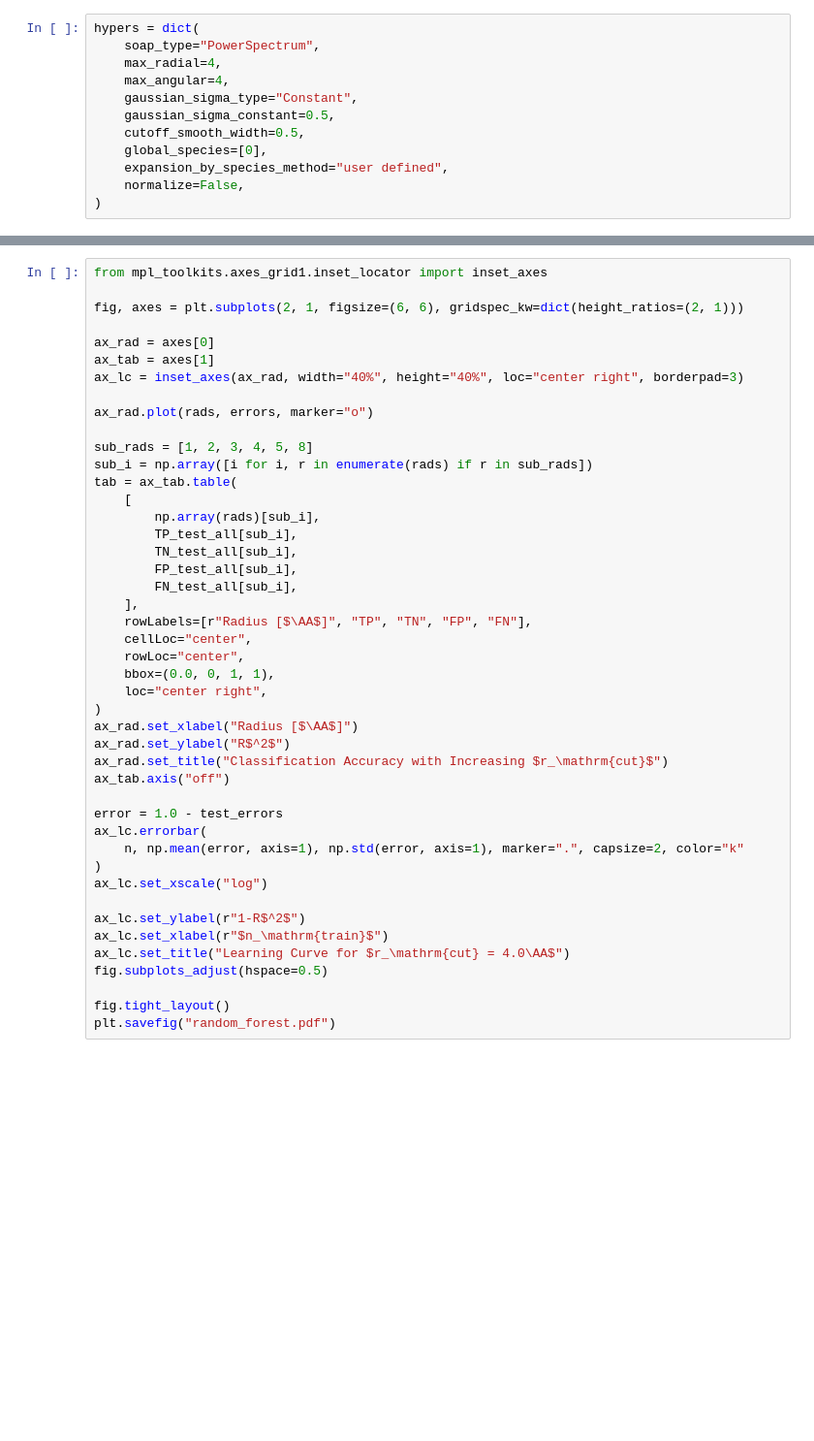
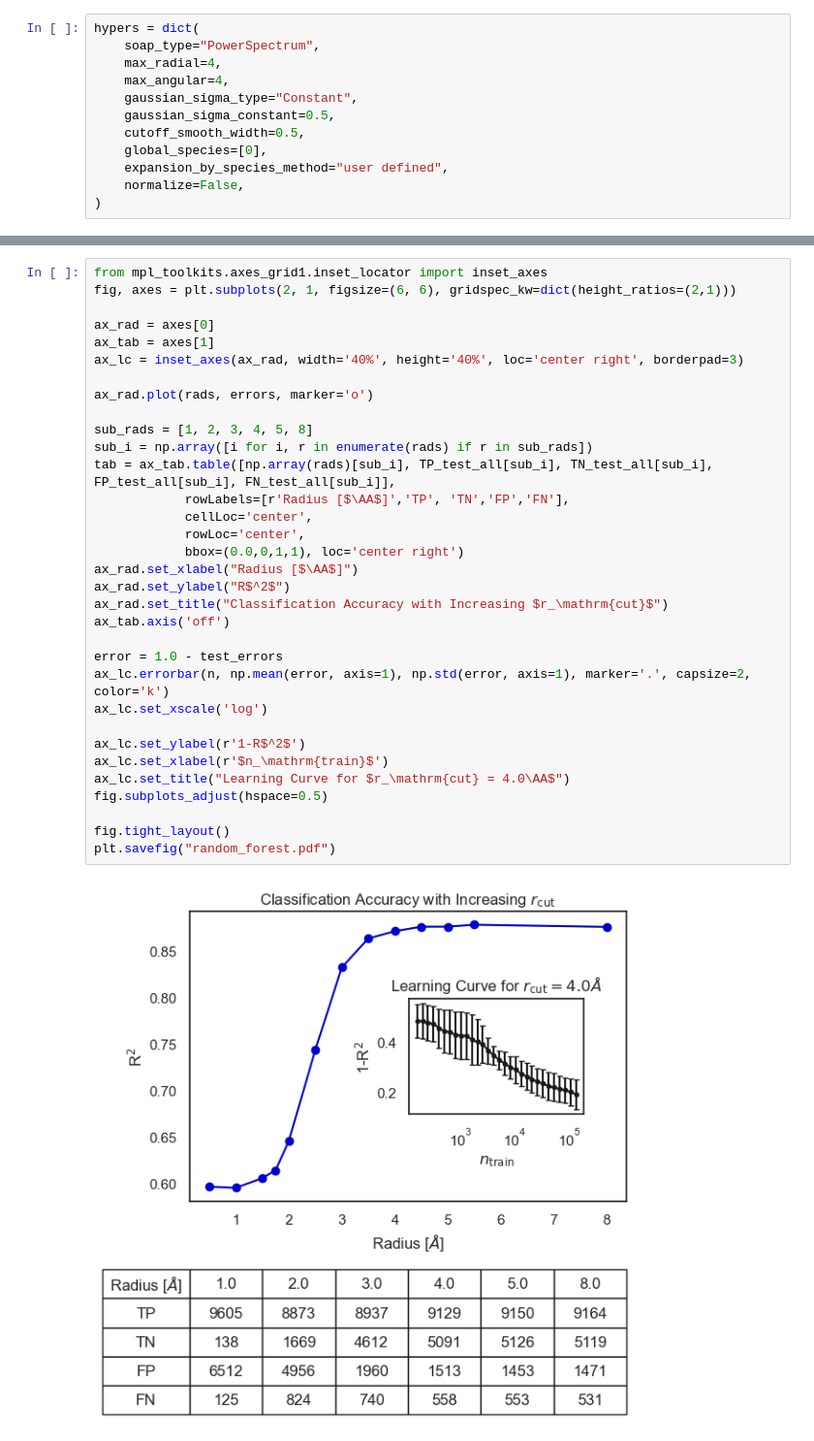
Before and after one commit to epfl-theos/r4-project, a Jupyter notebook: src/4.Classification_RF_species-invariant.ipynb, the cells around one changed output, grey strips where cells are left out. Shown: that part at 97% size. Drawn from its saved outputs; the diff is of its cells as text; blank space fills up the shorter version.

```diff
--- a/src/4.Classification_RF_species-invariant.ipynb
+++ b/src/4.Classification_RF_species-invariant.ipynb
@@ -206,45 +205,35 @@ prob = clf.predict_proba(X)
 # %%
 from mpl_toolkits.axes_grid1.inset_locator import inset_axes
-
-fig, axes = plt.subplots(2, 1, figsize=(6, 6), gridspec_kw=dict(height_ratios=(2, 1)))
+fig, axes = plt.subplots(2, 1, figsize=(6, 6), gridspec_kw=dict(height_ratios=(2,1)))
 
 ax_rad = axes[0]
 ax_tab = axes[1]
-ax_lc = inset_axes(ax_rad, width="40%", height="40%", loc="center right", borderpad=3)
+ax_lc = inset_axes(ax_rad, width='40%', height='40%', loc='center right', borderpad=3)
 
-ax_rad.plot(rads, errors, marker="o")
+ax_rad.plot(rads, errors, marker='o')
 
 sub_rads = [1, 2, 3, 4, 5, 8]
 sub_i = np.array([i for i, r in enumerate(rads) if r in sub_rads])
-tab = ax_tab.table(
-    [
-        np.array(rads)[sub_i],
-        TP_test_all[sub_i],
-        TN_test_all[sub_i],
-        FP_test_all[sub_i],
-        FN_test_all[sub_i],
-    ],
-    rowLabels=[r"Radius [$\AA$]", "TP", "TN", "FP", "FN"],
-    cellLoc="center",
-    rowLoc="center",
-    bbox=(0.0, 0, 1, 1),
-    loc="center right",
-)
+tab = ax_tab.table([np.array(rads)[sub_i], TP_test_all[sub_i], TN_test_all[sub_i], FP_test_all[sub_i], FN_test_all[sub_i]],
+            rowLabels=[r'Radius [$\AA$]','TP', 'TN','FP','FN'],
+            cellLoc='center',
+            rowLoc='center',
+            bbox=(0.0,0,1,1), loc='center right')
 ax_rad.set_xlabel("Radius [$\AA$]")
 ax_rad.set_ylabel("R$^2$")
 ax_rad.set_title("Classification Accuracy with Increasing $r_\mathrm{cut}$")
-ax_tab.axis("off")
+ax_tab.axis('off')
 
 error = 1.0 - test_errors
-ax_lc.errorbar(
-    n, np.mean(error, axis=1), np.std(error, axis=1), marker=".", capsize=2, color="k"
-)
-ax_lc.set_xscale("log")
+ax_lc.errorbar(n, np.mean(error, axis=1), np.std(error, axis=1), marker='.', capsize=2, color='k')
+ax_lc.set_xscale('log')
 
-ax_lc.set_ylabel(r"1-R$^2$")
-ax_lc.set_xlabel(r"$n_\mathrm{train}$")
+ax_lc.set_ylabel(r'1-R$^2$')
+ax_lc.set_xlabel(r'$n_\mathrm{train}$')
 ax_lc.set_title("Learning Curve for $r_\mathrm{cut} = 4.0\AA$")
 fig.subplots_adjust(hspace=0.5)
 
 fig.tight_layout()
 plt.savefig("random_forest.pdf")
+# %% [output]
+[figure, added]
```
Also changed, not shown: parts of 16 cells of this notebook.
